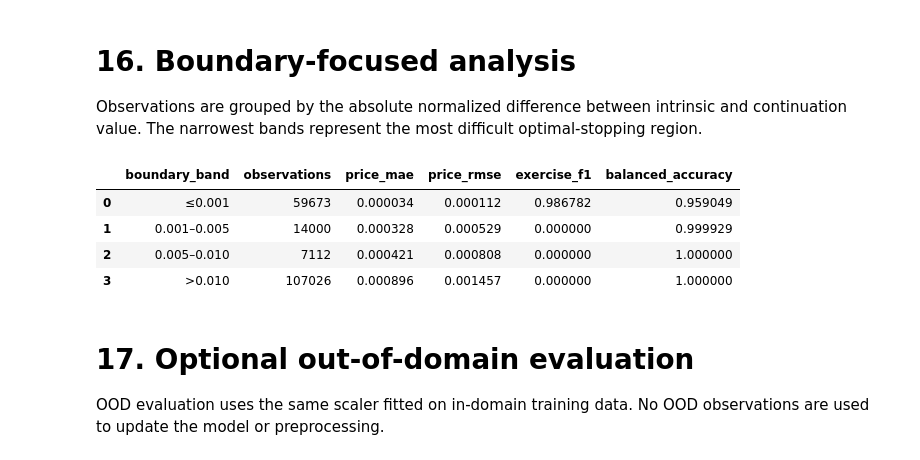
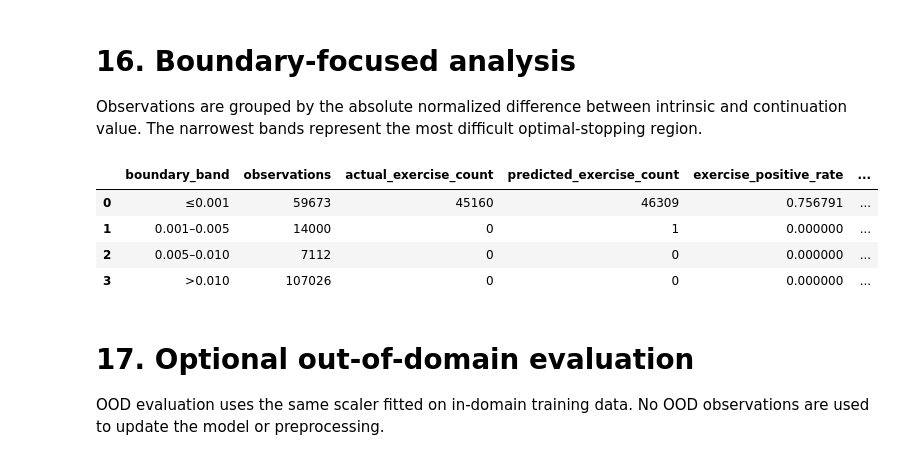
Before and after one commit to Kamend1/deep_learning_american_option_pricing, a Jupyter notebook: notebooks/08_final_multihead_model.ipynb, the cells around one changed output. Saved outputs shown, nothing was run; the diff lists cells and outputs as text; code cells hidden in the pictures.

```diff
--- a/notebooks/08_final_multihead_model.ipynb
+++ b/notebooks/08_final_multihead_model.ipynb
@@ -1180,46 +1180,86 @@ test_analysis["boundary_band"] = pd.cut(
     labels=[
         "≤0.001",
         "0.001–0.005",
         "0.005–0.010",
         ">0.010",
     ],
 )
 
 boundary_rows = []
 
 for band, group in test_analysis.groupby(
     "boundary_band",
     observed=True,
 ):
     price = regression_metrics(
         group["true_normalized_american_price"],
         group["predicted_normalized_american_price"],
     )
-    classification = binary_classification_metrics(
-        group["exercise_target"],
-        group["exercise_probability"],
+
+    y_true = (
+        group["exercise_target"]
+        .astype(int)
+        .to_numpy()
     )
+    y_probability = (
+        group["exercise_probability"]
+        .to_numpy(dtype=float)
+    )
+    y_predicted = (
+        y_probability >= 0.5
+    ).astype(int)
+
+    positive_rate = float(y_true.mean())
+    accuracy = float(
+        np.mean(y_predicted == y_true)
+    )
+
+    contains_both_classes = (
+        np.unique(y_true).size == 2
+    )
+
+    if contains_both_classes:
+        classification = binary_classification_metrics(
+            y_true,
+            y_probability,
+        )
+
+        exercise_f1 = classification["f1"]
+        balanced_accuracy = classification[
+            "balanced_accuracy"
+        ]
+    else:
+        exercise_f1 = np.nan
+        balanced_accuracy = np.nan
+
     boundary_rows.append(
         {
-            "boundary_band": band,
+            "boundary_band": str(band),
             "observations": len(group),
+            "actual_exercise_count": int(y_true.sum()),
+            "predicted_exercise_count": int(
+                y_predicted.sum()
+            ),
+            "exercise_positive_rate": positive_rate,
+            "contains_both_classes": (
+                contains_both_classes
+            ),
             "price_mae": price["mae"],
             "price_rmse": price["rmse"],
-            "exercise_f1": classification["f1"],
-            "balanced_accuracy": classification[
-                "balanced_accuracy"
-            ],
+            "exercise_accuracy": accuracy,
+            "exercise_f1": exercise_f1,
+            "balanced_accuracy": balanced_accuracy,
         }
     )
 
 boundary_analysis = pd.DataFrame(boundary_rows)
 boundary_analysis
 # %% [output]
-|  | boundary_band | observations | price_mae | price_rmse | exercise_f1 | balanced_accuracy |
-| 0 | ≤0.001 | 59673 | 0.000034 | 0.000112 | 0.986782 | 0.959049 |
-| 1 | 0.001–0.005 | 14000 | 0.000328 | 0.000529 | 0.000000 | 0.999929 |
-| 2 | 0.005–0.010 | 7112 | 0.000421 | 0.000808 | 0.000000 | 1.000000 |
-| 3 | >0.010 | 107026 | 0.000896 | 0.001457 | 0.000000 | 1.000000 |
+|  | boundary_band | observations | actual_exercise_count | predicted_exercise_count | exercise_positive_rate | ... |
+| 0 | ≤0.001 | 59673 | 45160 | 46309 | 0.756791 | ... |
+| 1 | 0.001–0.005 | 14000 | 0 | 1 | 0.000000 | ... |
+| 2 | 0.005–0.010 | 7112 | 0 | 0 | 0.000000 | ... |
+| 3 | >0.010 | 107026 | 0 | 0 | 0.000000 | ... |
 # %% [markdown]
 # 17. Optional out-of-domain evaluation
 
```
Also changed, not shown: parts of 1 cell of this notebook.
